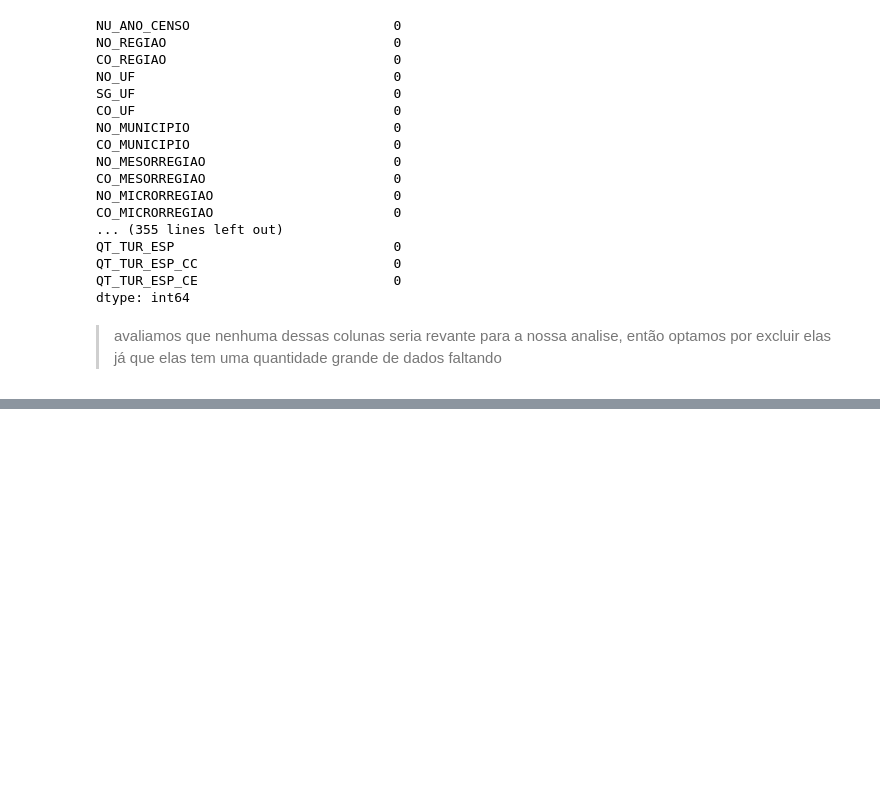
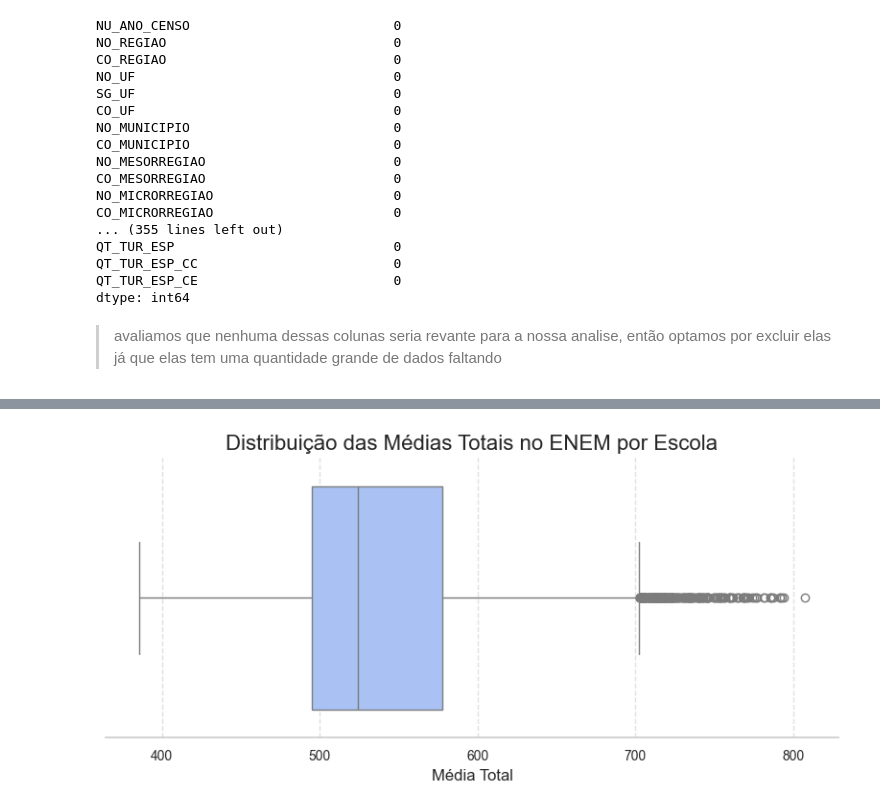
Before and after one commit to sofia-sartori/TF, a Jupyter notebook: analysis.ipynb, the cells around one changed output, grey strips where cells are left out. Cells and saved outputs as stored; diff of their text form; code cells hidden in the pictures; blank space fills up the shorter version.

```diff
--- a/analysis.ipynb
+++ b/analysis.ipynb
@@ -248,4 +250,4 @@ dtype: int64
 > avaliamos que nenhuma dessas colunas seria revante para a nossa analise, então optamos por excluir elas já que elas tem uma quantidade grande de dados faltando
 # %%
 columns_to_drop = ['NU_ENDERECO', 'DS_COMPLEMENTO', 'CO_ORGAO_REGIONAL', 'NU_CNPJ_ESCOLA_PRIVADA', 'NU_CNPJ_MANTENEDORA']
-df_censo.drop(axis=1,columns=columns_to_drop)
+df_censo = df_censo.drop(axis=1,columns=columns_to_drop)
@@ -265,0 +256,3 @@ df_censo.drop(axis=1,columns=columns_to_drop)
+# %%
+df_censo = df_censo.rename(columns={'CO_ENTIDADE': 'CO_ESCOLA_EDUCACENSO'})
+df = pd.merge(df_enem_escola_2015, df_censo, how='inner', on='CO_ESCOLA_EDUCACENSO')
@@ -265,0 +276,8 @@ df_censo.drop(axis=1,columns=columns_to_drop)
+# %%
+columns_to_drop = [
+    'NU_ANO', 'CO_UF_ESCOLA', 'SG_UF_ESCOLA', 'CO_MUNICIPIO_ESCOLA', 'NO_MUNICIPIO_ESCOLA', 'NO_ESCOLA_EDUCACENSO',
+    'NU_ANO_CENSO', 'CO_REGIAO', 'CO_UF', 'CO_MUNICIPIO', 'CO_MESORREGIAO', 'CO_MICRORREGIAO', 'CO_DISTRITO',
+    'NU_DDD', 'CO_CEP', 'NU_TELEFONE'
+]
+
+df = df.drop(columns=columns_to_drop)
@@ -265,0 +313,25 @@ df_censo.drop(axis=1,columns=columns_to_drop)
+# %%
+import seaborn as sns
+import matplotlib.pyplot as plt
+
+# Cor personalizada da paleta coolwarm
+cor = sns.color_palette("coolwarm", as_cmap=True)(0.3)
+
+# Criação do boxplot
+plt.figure(figsize=(8, 4))
+sns.boxplot(
+    x=df['NU_MEDIA_TOT'],
+    color=cor)
+
+# Títulos e estilo
+plt.title('Distribuição das Médias Totais no ENEM por Escola', fontsize=16)
+plt.xlabel('Média Total', fontsize=12)
+plt.xticks(fontsize=10)
+plt.yticks([])
+plt.grid(axis='x', linestyle='--', alpha=0.6)
+sns.despine(left=True)
+
+plt.tight_layout()
+plt.show()
+# %% [output]
+[figure, added]
```
Also changed, not shown: parts of 24 cells of this notebook, 4 other files.
